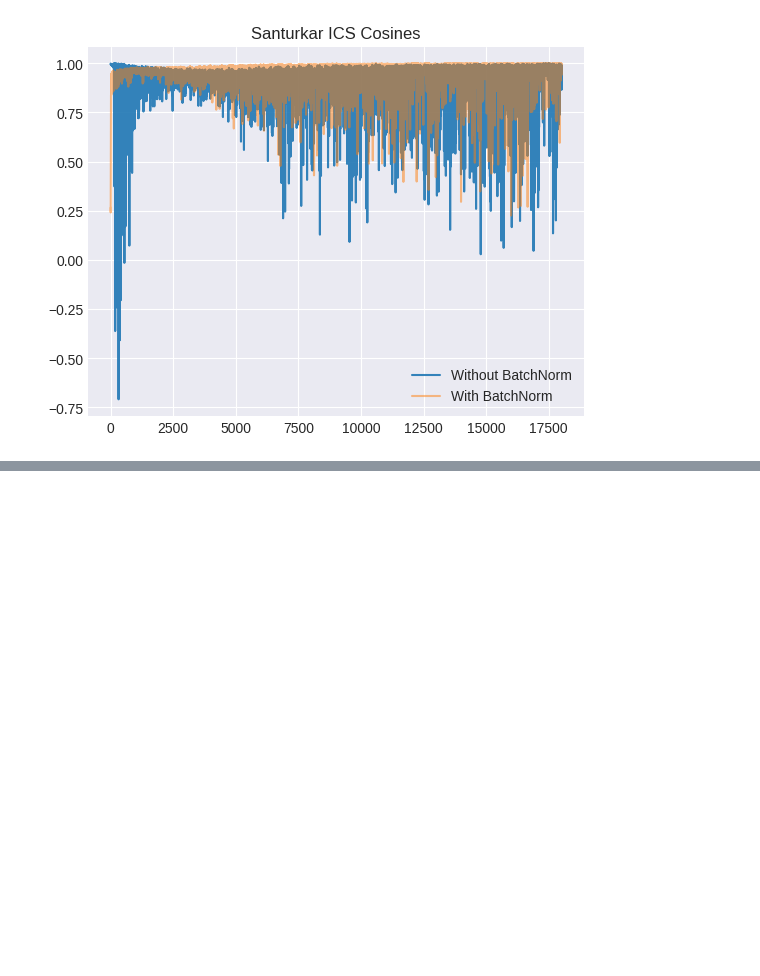
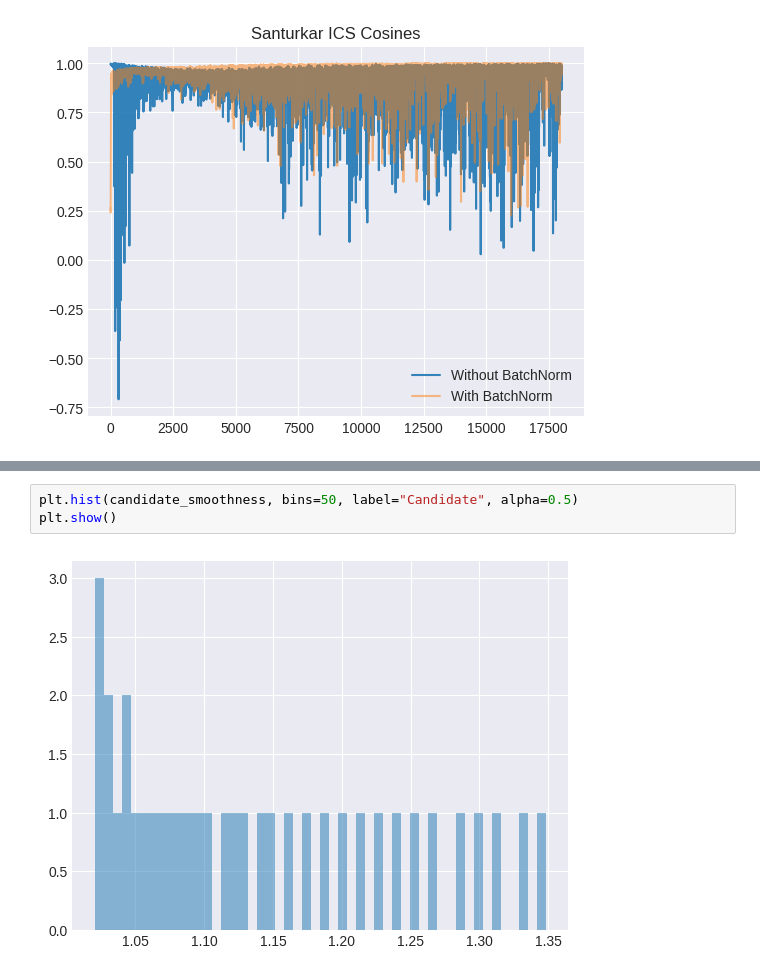
Before and after one commit to novastar53/novastar53.github.io, a Jupyter notebook: site/how-batchnorm-works-part-2.ipynb, the cells around one changed output, grey strips where cells are left out. Drawn from its saved outputs; the diff is of its cells as text; blank space fills up the shorter version.

```diff
--- a/site/how-batchnorm-works-part-2.ipynb
+++ b/site/how-batchnorm-works-part-2.ipynb
@@ -441,0 +450,5 @@ plt.show()
+# %%
+plt.hist(candidate_smoothness, bins=50, label="Candidate", alpha=0.5)
+plt.show()
+# %% [output]
+[figure, added]
```
Also changed, not shown: parts of 8 cells of this notebook.
